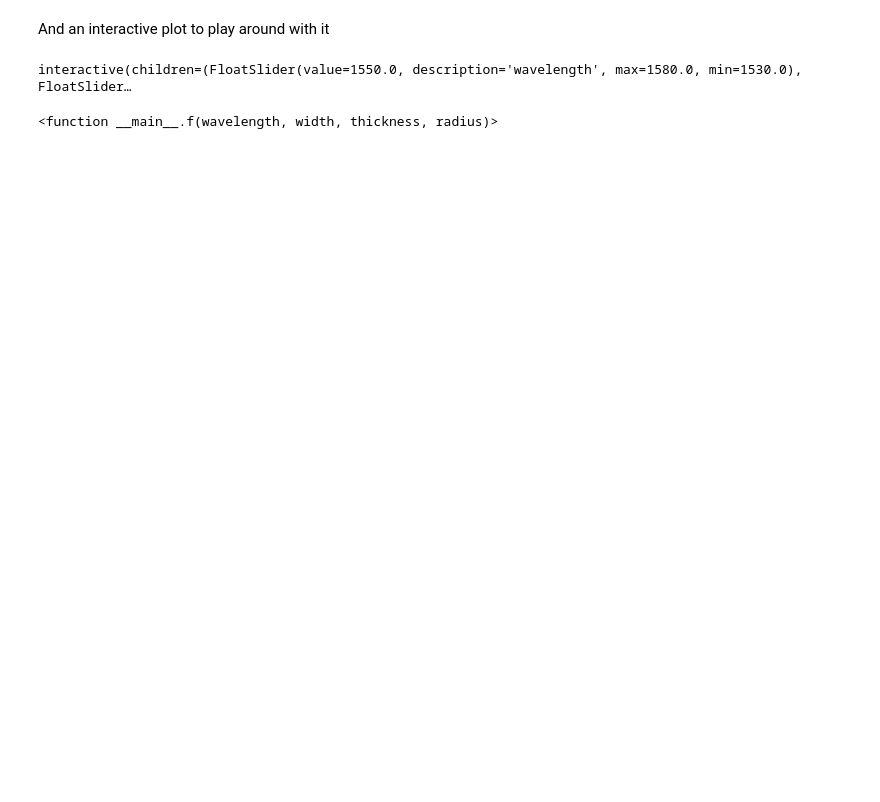
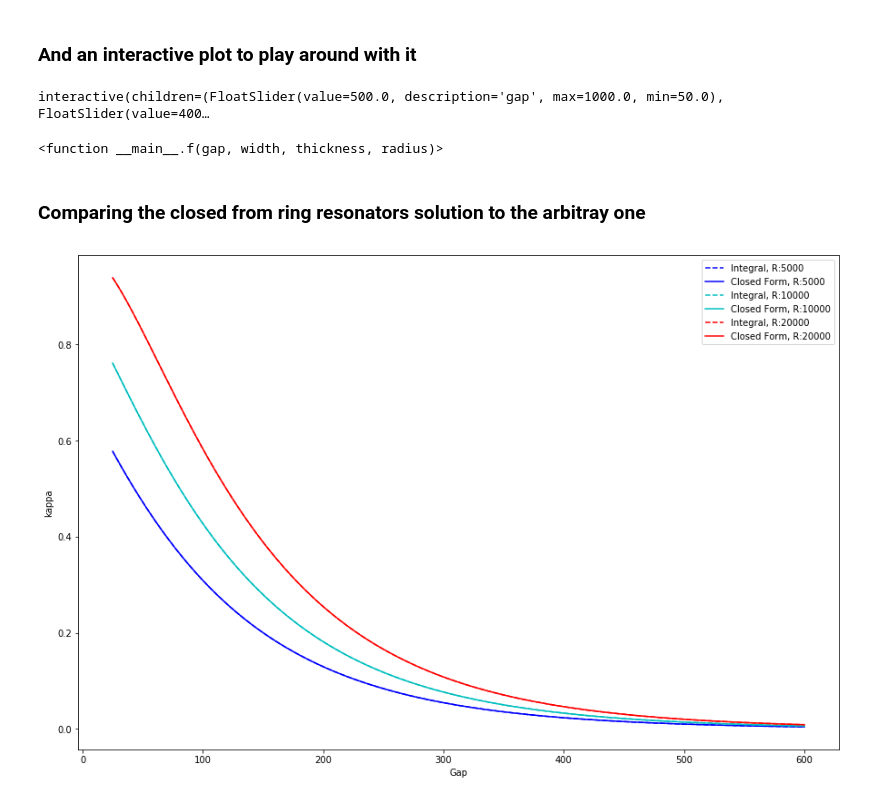
Before and after one commit to BYUCamachoLab/SiPANN, a Jupyter notebook: examples/directionalCoupler.ipynb, the cells around one changed output. Saved outputs shown, nothing was run; the diff lists cells and outputs as text; code cells hidden in the pictures; blank space fills up the shorter version.

Commit message:
Added in all cross coupling functions

```diff
--- a/examples/directionalCoupler.ipynb
+++ b/examples/directionalCoupler.ipynb
@@ -72,18 +86,45 @@ For radius 20000         re: 0.11153362417850504
 # %% [markdown]
-And an interactive plot to play around with it
+### And an interactive plot to play around with it
 # %%
 dom = np.linspace(50,500)
-def f(wavelength, width, thickness, radius):
+wave = np.linspace(1530,1580)
+def f(gap, width, thickness, radius):
     plt.figure(figsize=(15,10))
     plt.ylim((0,1))
     plt.xlabel('Gap')
     plt.ylabel('Kappa')
-    plt.plot(dom, cross_coup.rr(wavelength, width, thickness, radius, dom))
+    plt.plot(wave, cross_coup.rr(wave, width, thickness, radius, gap))
     plt.show()
-interact(f, wavelength=widgets.FloatSlider(min=1530,max=1580,value=1550),
+interact(f, gap=widgets.FloatSlider(min=50,max=1000,value=500),
              width=widgets.FloatSlider(min=400,max=600,value=400),
              thickness=widgets.FloatSlider(min=210,max=230,value=220),
              radius=widgets.FloatSlider(min=5000,max=20000,value=10000))
 # %% [output]
-interactive(children=(FloatSlider(value=1550.0, description='wavelength', max=1580.0, min=1530.0), FloatSlider…
+interactive(children=(FloatSlider(value=500.0, description='gap', max=1000.0, min=50.0), FloatSlider(value=400…
-<function __main__.f(wavelength, width, thickness, radius)>
+<function __main__.f(gap, width, thickness, radius)>
+# %% [markdown]
+### Comparing the closed from ring resonators solution to the arbitray one
+# %%
+wave = 1550
+w = 450
+t = 220
+gap = np.linspace(25,600,400)
+r = [5000,10000,20000]
+colors = ['b','c','r']
+
+
+plt.figure(figsize=(15,10))
+for i in range(3):
+    g = lambda z: gap + r[i] + w/2 - np.sqrt((r[i] + w/2)**2 - z**2)
+    zmin = -(r[i]+w/2)
+    zmax = (r[i]+w/2)
+    plt.plot(gap, cross_coup.any_gap(wave, w, t, g, zmin, zmax),colors[i]+'--',label="Integral, R:"+str(r[i]))
+    plt.plot(gap, cross_coup.rr(wave, w, t, r[i], gap),colors[i],label="Closed Form, R:"+str(r[i]))
+
+plt.legend(loc='upper right')
+plt.xlabel('Gap')
+plt.ylabel('kappa')
+
+plt.show()
+# %% [output]
+[figure, added]
```
Also changed, not shown: parts of 7 cells of this notebook, 2 other files.
